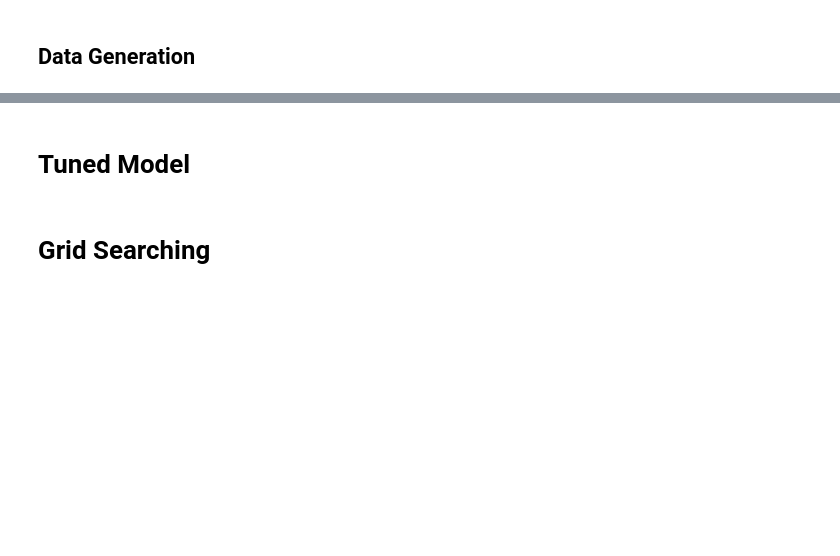
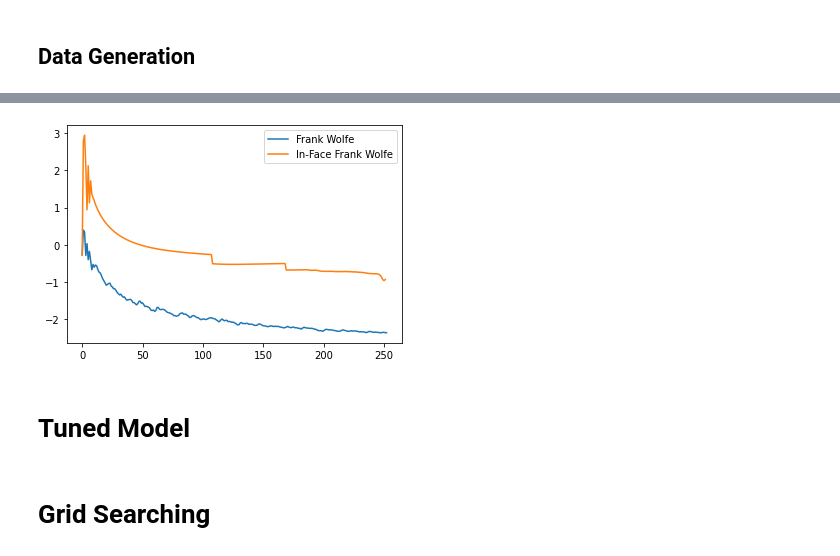
Before and after one commit to carmen-martin/recommender-systems, a Jupyter notebook: FW_matrix_completition.ipynb, the cells around one changed output, grey strips where cells are left out. Cells and saved outputs as stored; diff of their text form; code cells hidden in the pictures; blank space fills up the shorter version.

```diff
--- a/FW_matrix_completition.ipynb
+++ b/FW_matrix_completition.ipynb
@@ -454,2 +451,11 @@ plt.show()
+# %%
+import matplotlib.pyplot as plt
+
+plt.plot(np.log10(loss_track_reg), label = 'Frank Wolfe')
+plt.plot(np.log10(loss_track_inface), label = 'In-Face Frank Wolfe')
+plt.legend()
+plt.show()
+# %% [output]
+[figure, added]
 # %% [markdown]
 # Tuned Model
```
Also changed, not shown: parts of 11 cells of this notebook.
